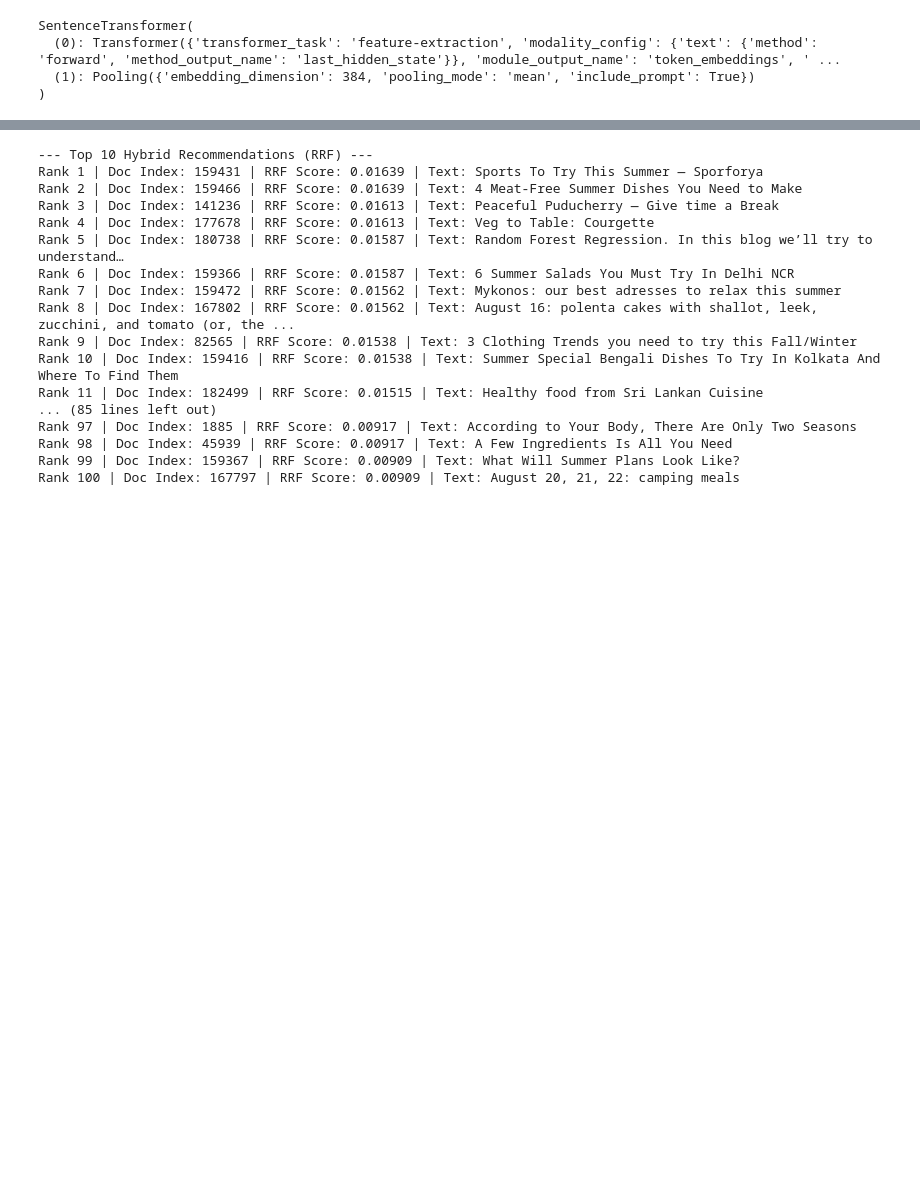
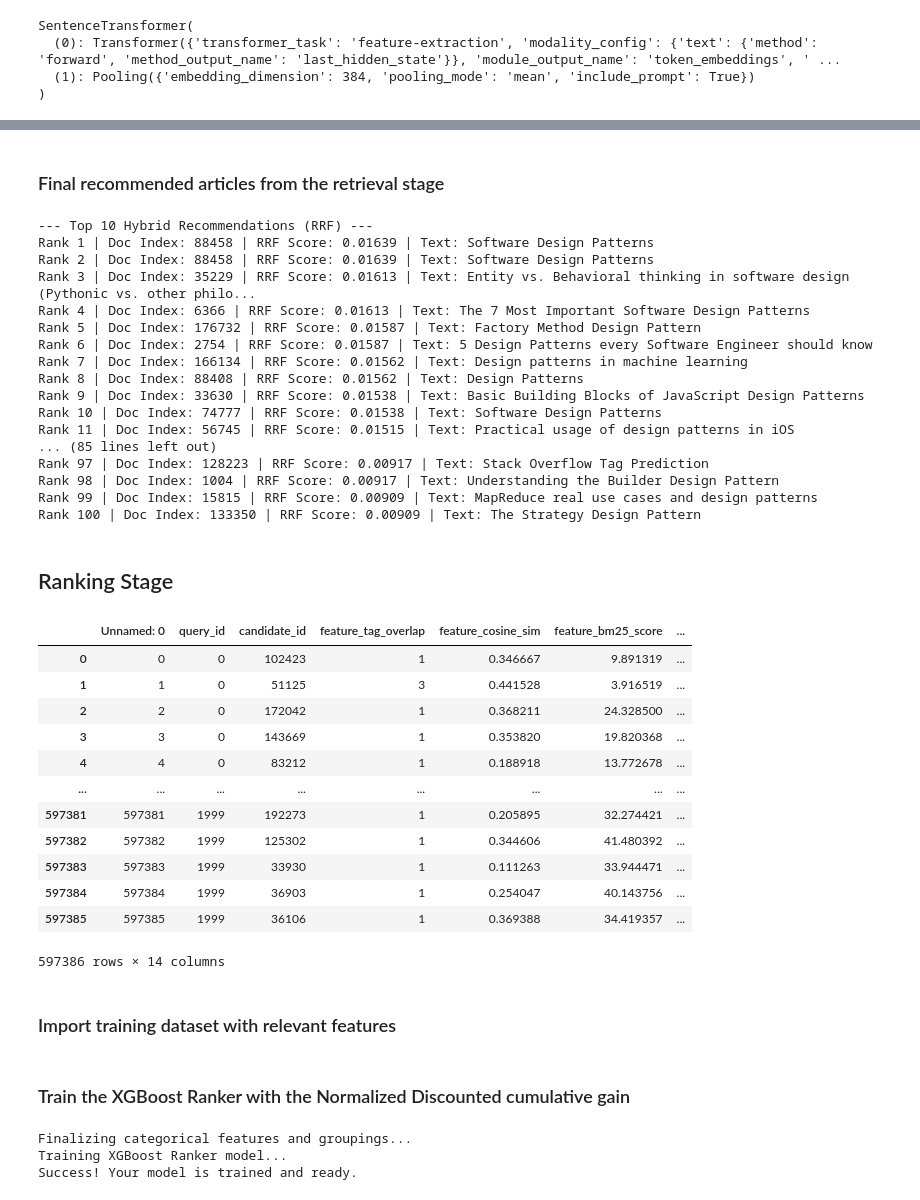
Before and after one commit to arpit196/MediumArticleRecommender, a Jupyter notebook: RecommenderSystem.ipynb, the cells around one changed output, grey strips where cells are left out. Cells and saved outputs as stored; diff of their text form; code cells hidden in the pictures; blank space fills up the shorter version.

Commit message:
added other utilities

```diff
--- a/RecommenderSystem.ipynb
+++ b/RecommenderSystem.ipynb
@@ -159,28 +200,42 @@ URL: https://medium.com/e-tech/cybersecurity-broadcasters-in-the-line-of-fire-7f
+# %% [markdown]
+### Final recommended articles from the retrieval stage
 # %%
+hybrid_recs_data = []
 # Print out the Top 10 combined recommendations to inspect fused retrieval alignment
 print("--- Top 10 Hybrid Recommendations (RRF) ---")
 for i, (doc_idx, rrf_score) in enumerate(final_rrf_rankings[:100]):
     # Fetch original text using the document index
     article_text = articles['title'].iloc[int(doc_idx)]
+    article_tags = articles['formatted_tags'].iloc[int(doc_idx)]
     # Truncate text just for a clean print statement
     truncated_text = article_text[:75] + "..." if len(article_text) > 75 else article_text
 
     print(f"Rank {i+1} | Doc Index: {doc_idx} | RRF Score: {rrf_score:.5f} | Text: {truncated_text}")
+    hybrid_recs_data.append({
+        "Rank": i + 1,
+        "article_id": int(doc_idx),
+        "Tags": article_tags,
+        "RRF_Score": round(rrf_score, 5)
+    })
+
+df_hybrid_recs = pd.DataFrame(hybrid_recs_data)
 # %% [output]
 --- Top 10 Hybrid Recommendations (RRF) ---
-Rank 1 | Doc Index: 159431 | RRF Score: 0.01639 | Text: Sports To Try This Summer — Sporforya
-Rank 2 | Doc Index: 159466 | RRF Score: 0.01639 | Text: 4 Meat-Free Summer Dishes You Need to Make
-Rank 3 | Doc Index: 141236 | RRF Score: 0.01613 | Text: Peaceful Puducherry — Give time a Break
-Rank 4 | Doc Index: 177678 | RRF Score: 0.01613 | Text: Veg to Table: Courgette
-Rank 5 | Doc Index: 180738 | RRF Score: 0.01587 | Text: Random Forest Regression. In this blog we’ll try to understand…
-Rank 6 | Doc Index: 159366 | RRF Score: 0.01587 | Text: 6 Summer Salads You Must Try In Delhi NCR
-Rank 7 | Doc Index: 159472 | RRF Score: 0.01562 | Text: Mykonos: our best adresses to relax this summer
-Rank 8 | Doc Index: 167802 | RRF Score: 0.01562 | Text: August 16: polenta cakes with shallot, leek, zucchini, and tomato (or, the ...
-Rank 9 | Doc Index: 82565 | RRF Score: 0.01538 | Text: 3 Clothing Trends you need to try this Fall/Winter
-Rank 10 | Doc Index: 159416 | RRF Score: 0.01538 | Text: Summer Special Bengali Dishes To Try In Kolkata And Where To Find Them
-Rank 11 | Doc Index: 182499 | RRF Score: 0.01515 | Text: Healthy food from Sri Lankan Cuisine
+Rank 1 | Doc Index: 88458 | RRF Score: 0.01639 | Text: Software Design Patterns
+Rank 2 | Doc Index: 88458 | RRF Score: 0.01639 | Text: Software Design Patterns
+Rank 3 | Doc Index: 35229 | RRF Score: 0.01613 | Text: Entity vs. Behavioral thinking in software design (Pythonic vs. other philo...
+Rank 4 | Doc Index: 6366 | RRF Score: 0.01613 | Text: The 7 Most Important Software Design Patterns
+Rank 5 | Doc Index: 176732 | RRF Score: 0.01587 | Text: Factory Method Design Pattern
+Rank 6 | Doc Index: 2754 | RRF Score: 0.01587 | Text: 5 Design Patterns every Software Engineer should know
+Rank 7 | Doc Index: 166134 | RRF Score: 0.01562 | Text: Design patterns in machine learning
+Rank 8 | Doc Index: 88408 | RRF Score: 0.01562 | Text: Design Patterns
+Rank 9 | Doc Index: 33630 | RRF Score: 0.01538 | Text: Basic Building Blocks of JavaScript Design Patterns
+Rank 10 | Doc Index: 74777 | RRF Score: 0.01538 | Text: Software Design Patterns
+Rank 11 | Doc Index: 56745 | RRF Score: 0.01515 | Text: Practical usage of design patterns in iOS
 ... (85 lines left out)
-Rank 97 | Doc Index: 1885 | RRF Score: 0.00917 | Text: According to Your Body, There Are Only Two Seasons
-Rank 98 | Doc Index: 45939 | RRF Score: 0.00917 | Text: A Few Ingredients Is All You Need
-Rank 99 | Doc Index: 159367 | RRF Score: 0.00909 | Text: What Will Summer Plans Look Like?
-Rank 100 | Doc Index: 167797 | RRF Score: 0.00909 | Text: August 20, 21, 22: camping meals
+Rank 97 | Doc Index: 128223 | RRF Score: 0.00917 | Text: Stack Overflow Tag Prediction
+Rank 98 | Doc Index: 1004 | RRF Score: 0.00917 | Text: Understanding the Builder Design Pattern
+Rank 99 | Doc Index: 15815 | RRF Score: 0.00909 | Text: MapReduce real use cases and design patterns
+Rank 100 | Doc Index: 133350 | RRF Score: 0.00909 | Text: The Strategy Design Pattern
+# %% [markdown]
+## Ranking Stage
@@ -186,0 +369,18 @@ Rank 100 | Doc Index: 167797 | RRF Score: 0.00909 | Text: August 20, 21, 22: cam
+# %%
+df_train
+# %% [output]
+|  | Unnamed: 0 | query_id | candidate_id | feature_tag_overlap | feature_cosine_sim | feature_bm25_score | ... |
+| 0 | 0 | 0 | 102423 | 1 | 0.346667 | 9.891319 | ... |
+| 1 | 1 | 0 | 51125 | 3 | 0.441528 | 3.916519 | ... |
+| 2 | 2 | 0 | 172042 | 1 | 0.368211 | 24.328500 | ... |
+| 3 | 3 | 0 | 143669 | 1 | 0.353820 | 19.820368 | ... |
+| 4 | 4 | 0 | 83212 | 1 | 0.188918 | 13.772678 | ... |
+| ... | ... | ... | ... | ... | ... | ... | ... |
+| 597381 | 597381 | 1999 | 192273 | 1 | 0.205895 | 32.274421 | ... |
+| 597382 | 597382 | 1999 | 125302 | 1 | 0.344606 | 41.480392 | ... |
+| 597383 | 597383 | 1999 | 33930 | 1 | 0.111263 | 33.944471 | ... |
+| 597384 | 597384 | 1999 | 36903 | 1 | 0.254047 | 40.143756 | ... |
+| 597385 | 597385 | 1999 | 36106 | 1 | 0.369388 | 34.419357 | ... |
+597386 rows × 14 columns
+# %% [markdown]
+### Import training dataset with relevant features
@@ -186,0 +394,2 @@ Rank 100 | Doc Index: 167797 | RRF Score: 0.00909 | Text: August 20, 21, 22: cam
+# %% [markdown]
+### Train the XGBoost Ranker with the Normalized Discounted cumulative gain
@@ -186,0 +440,8 @@ Rank 100 | Doc Index: 167797 | RRF Score: 0.00909 | Text: August 20, 21, 22: cam
+# %%
+# Execute model training across composite metadata frames
+#ranker, features, le, encoder = train_xgboost_ranker(df_combined, articles)
+ranker_xg, feature_cols = train_xgboost_ranker(df_train)
+# %% [output]
+Finalizing categorical features and groupings...
+Training XGBoost Ranker model...
+Success! Your model is trained and ready.
```
Also changed, not shown: parts of 28 cells of this notebook, 5 other files.
